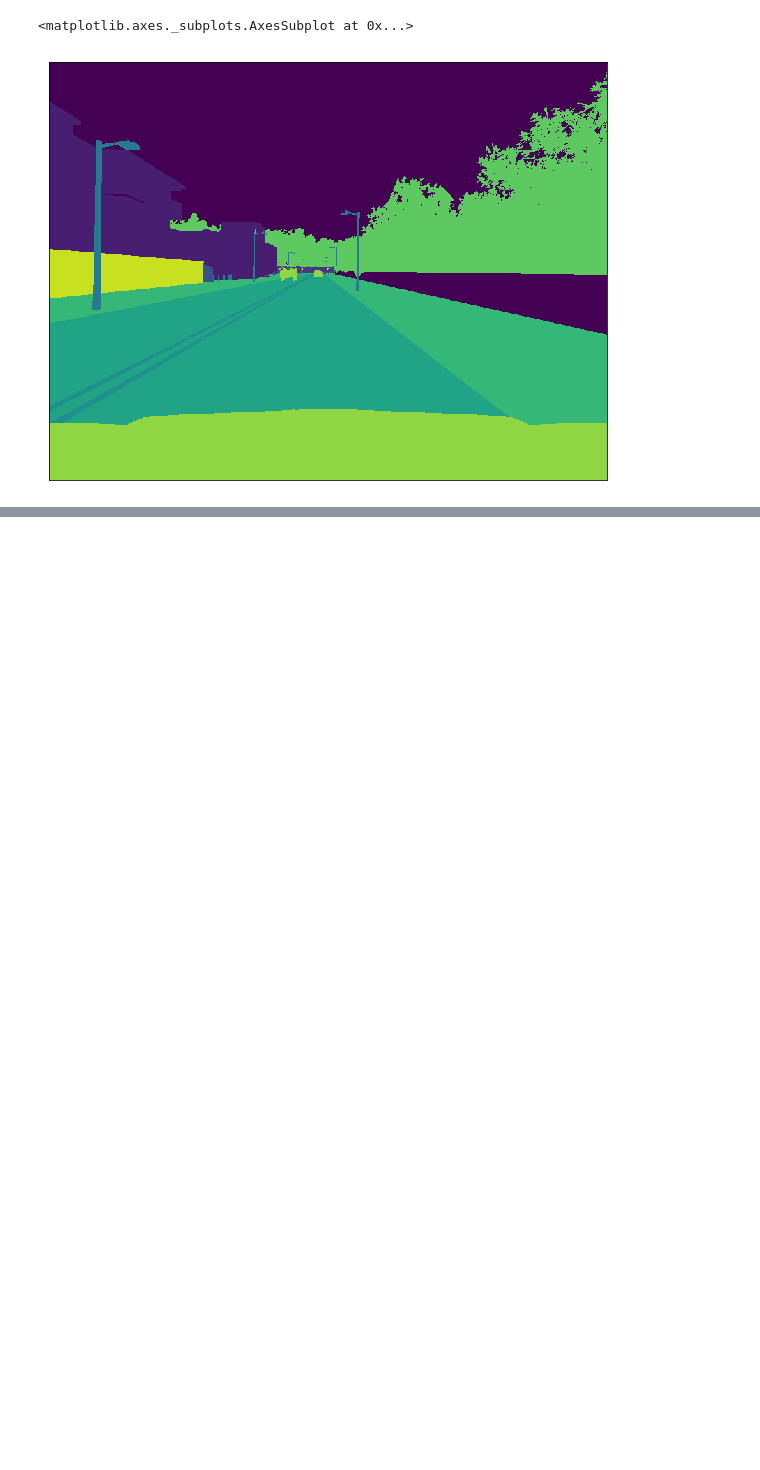
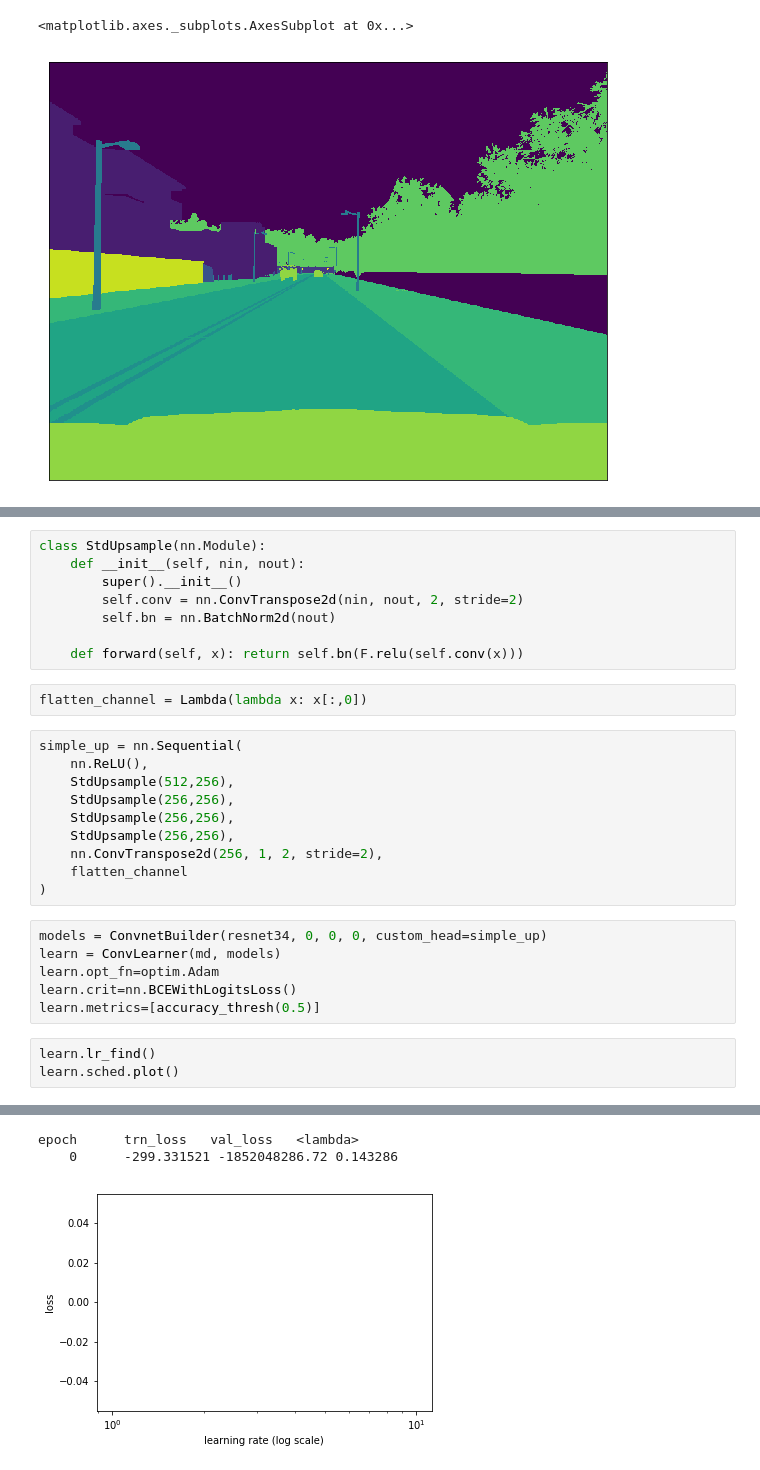
Before and after one commit to thedch/lyft-challenge, a Jupyter notebook: lyft.ipynb, the cells around one changed output, grey strips where cells are left out. Drawn from its saved outputs; the diff is of its cells as text; blank space fills up the shorter version.

```diff
--- a/lyft.ipynb
+++ b/lyft.ipynb
@@ -105,0 +199,30 @@ show_img(test_seg_image, seg=True)
+# %%
+class StdUpsample(nn.Module):
+    def __init__(self, nin, nout):
+        super().__init__()
+        self.conv = nn.ConvTranspose2d(nin, nout, 2, stride=2)
+        self.bn = nn.BatchNorm2d(nout)
+
+    def forward(self, x): return self.bn(F.relu(self.conv(x)))
+# %%
+flatten_channel = Lambda(lambda x: x[:,0])
+# %%
+simple_up = nn.Sequential(
+    nn.ReLU(),
+    StdUpsample(512,256),
+    StdUpsample(256,256),
+    StdUpsample(256,256),
+    StdUpsample(256,256),
+    nn.ConvTranspose2d(256, 1, 2, stride=2),
+    flatten_channel
+)
+# %%
+models = ConvnetBuilder(resnet34, 0, 0, 0, custom_head=simple_up)
+learn = ConvLearner(md, models)
+learn.opt_fn=optim.Adam
+learn.crit=nn.BCEWithLogitsLoss()
+learn.metrics=[accuracy_thresh(0.5)]
+# %%
+learn.lr_find()
+learn.sched.plot()
+# %% [output]
@@ -105,0 +230,3 @@ show_img(test_seg_image, seg=True)
+epoch      trn_loss   val_loss   <lambda>
+    0      -299.331521 -1852048286.72 0.143286
+[figure, added]
```
Also changed, not shown: parts of 27 cells of this notebook.
